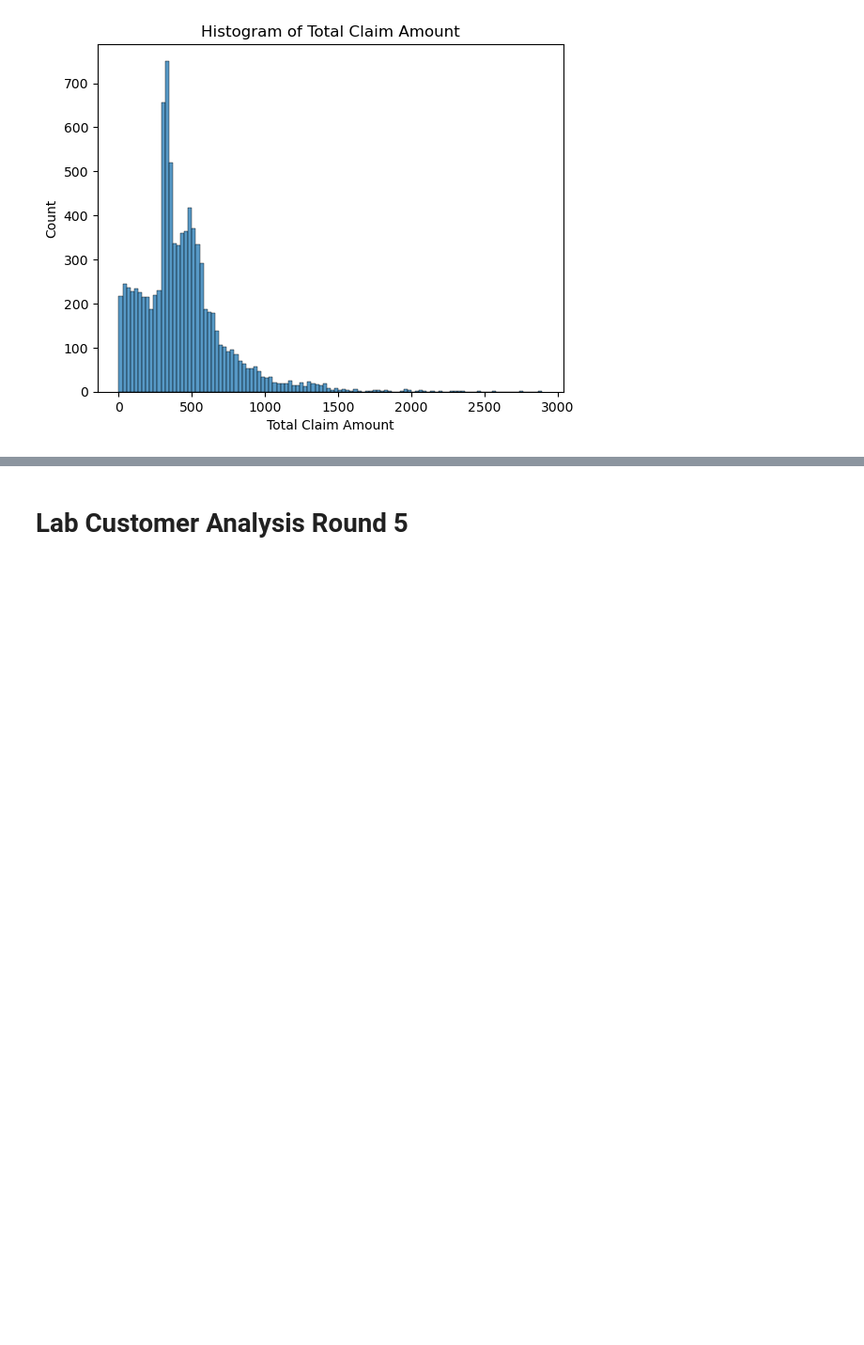
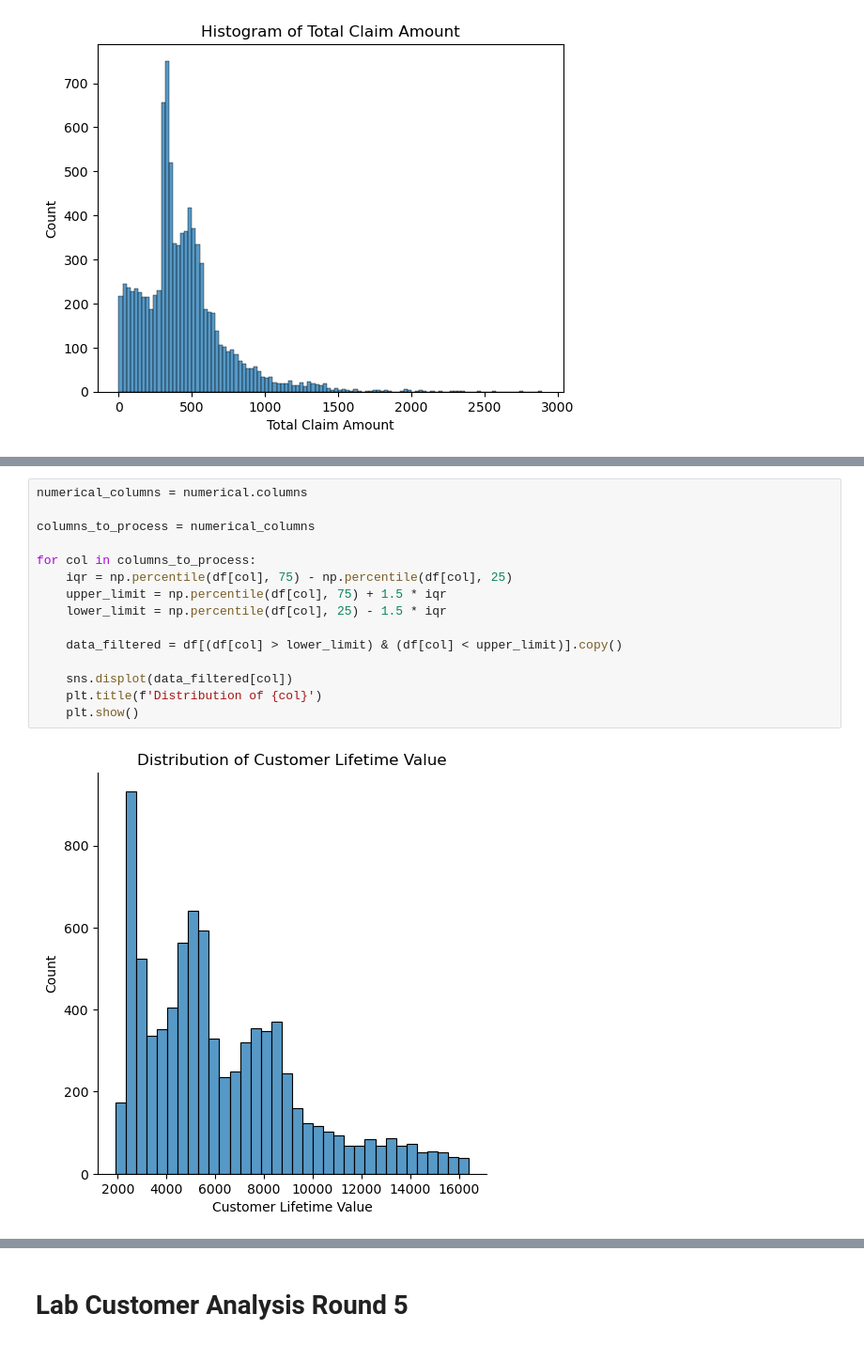
Before and after one commit to HeloisaBal/lab-customer-analysis-round-4, a Jupyter notebook: lab-customer-analysis-round-4,5,6 and 7.ipynb, the cells around one changed output, grey strips where cells are left out. Shown: that part at 94% size. Cells and saved outputs as stored; diff of their text form; blank space fills up the shorter version.

```diff
--- a/lab-customer-analysis-round-4,5,6 and 7.ipynb
+++ b/lab-customer-analysis-round-4,5,6 and 7.ipynb
@@ -146,0 +157,17 @@ for column in columns_to_plot:
+# %%
+numerical_columns = numerical.columns
+
+columns_to_process = numerical_columns
+
+for col in columns_to_process:
+    iqr = np.percentile(df[col], 75) - np.percentile(df[col], 25)
+    upper_limit = np.percentile(df[col], 75) + 1.5 * iqr
+    lower_limit = np.percentile(df[col], 25) - 1.5 * iqr
+
+    data_filtered = df[(df[col] > lower_limit) & (df[col] < upper_limit)].copy()
+
+    sns.displot(data_filtered[col])
+    plt.title(f'Distribution of {col}')
+    plt.show()
+# %% [output]
+[figure, added]
```
Also changed, not shown: parts of 11 cells of this notebook.
